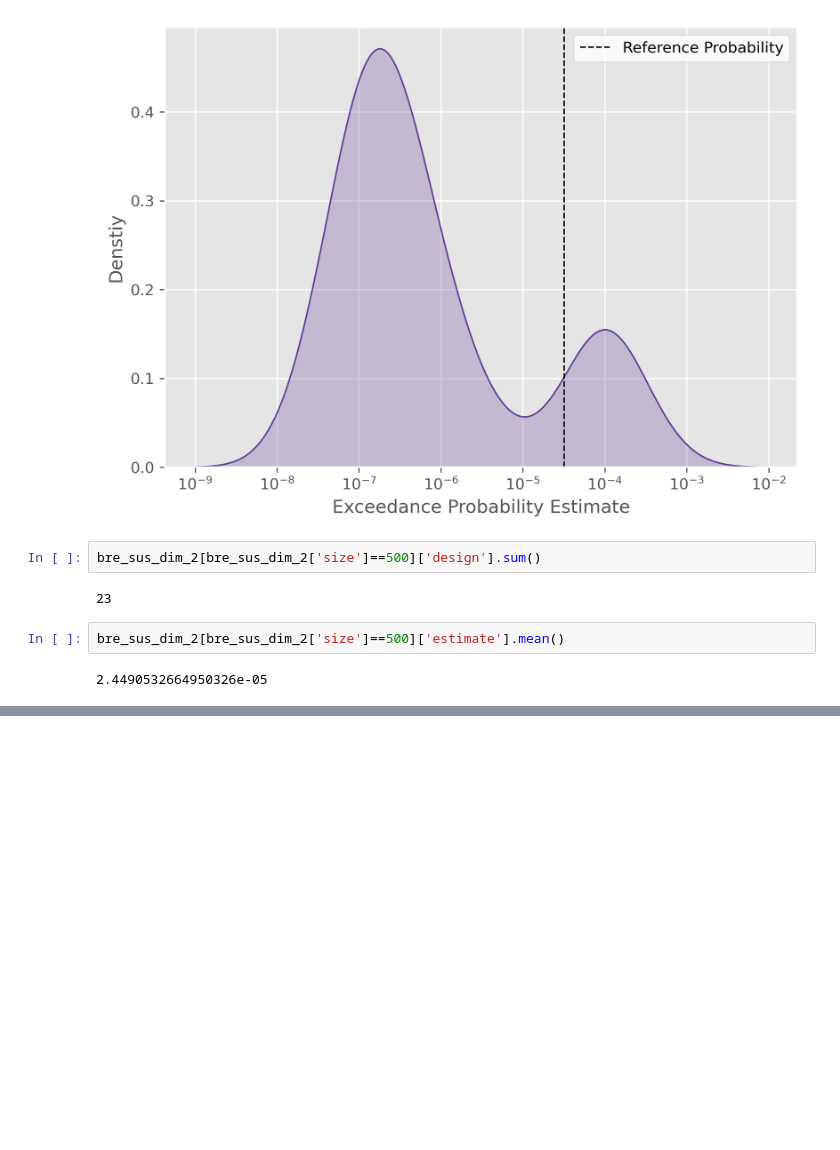
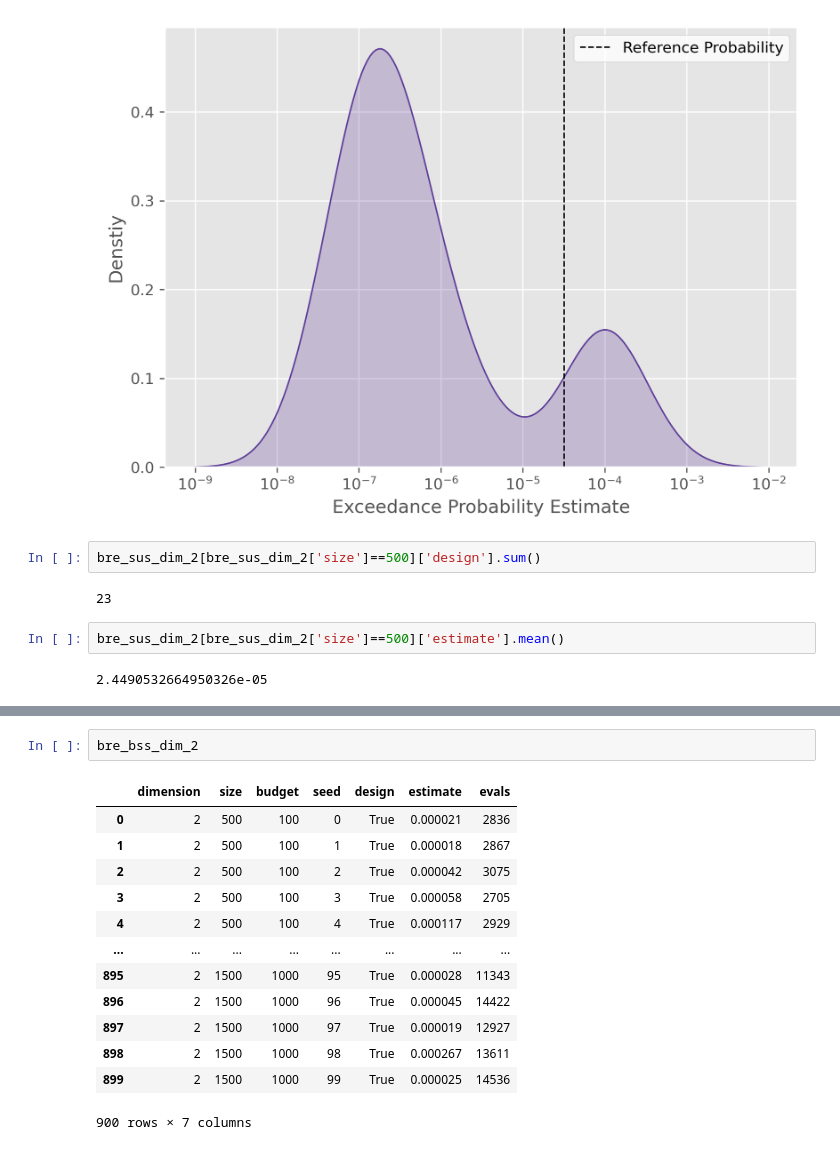
Before and after one commit to HughKinnear/branching_subset_simulation, a Jupyter notebook: figures/Kernel Density Plots.ipynb, the cells around one changed output, grey strips where cells are left out. Saved outputs shown, nothing was run; the diff lists cells and outputs as text; blank space fills up the shorter version.

```diff
--- a/figures/Kernel Density Plots.ipynb
+++ b/figures/Kernel Density Plots.ipynb
@@ -127,0 +128,16 @@ plt.show()
+# %%
+bre_bss_dim_2
+# %% [output]
+|  | dimension | size | budget | seed | design | estimate | evals |
+| 0 | 2 | 500 | 100 | 0 | True | 0.000021 | 2836 |
+| 1 | 2 | 500 | 100 | 1 | True | 0.000018 | 2867 |
+| 2 | 2 | 500 | 100 | 2 | True | 0.000042 | 3075 |
+| 3 | 2 | 500 | 100 | 3 | True | 0.000058 | 2705 |
+| 4 | 2 | 500 | 100 | 4 | True | 0.000117 | 2929 |
+| ... | ... | ... | ... | ... | ... | ... | ... |
+| 895 | 2 | 1500 | 1000 | 95 | True | 0.000028 | 11343 |
+| 896 | 2 | 1500 | 1000 | 96 | True | 0.000045 | 14422 |
+| 897 | 2 | 1500 | 1000 | 97 | True | 0.000019 | 12927 |
+| 898 | 2 | 1500 | 1000 | 98 | True | 0.000267 | 13611 |
+| 899 | 2 | 1500 | 1000 | 99 | True | 0.000025 | 14536 |
+900 rows × 7 columns
```
Also changed, not shown: parts of 1 cell of this notebook, 3 other files.
